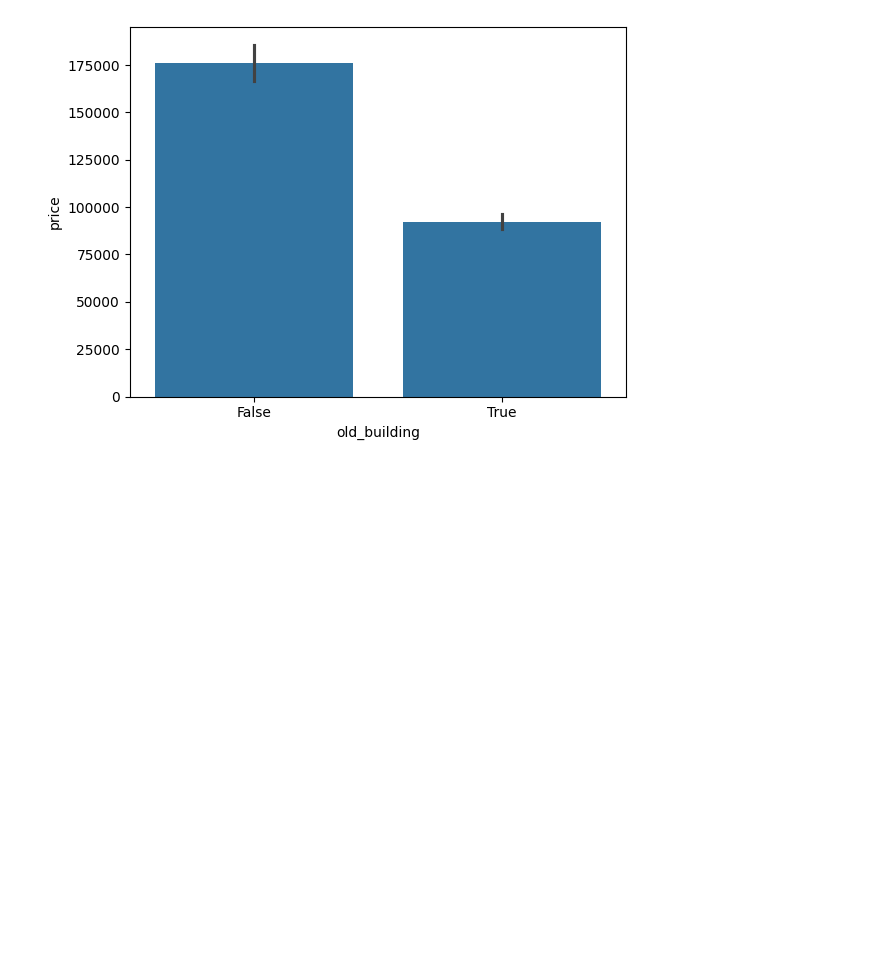
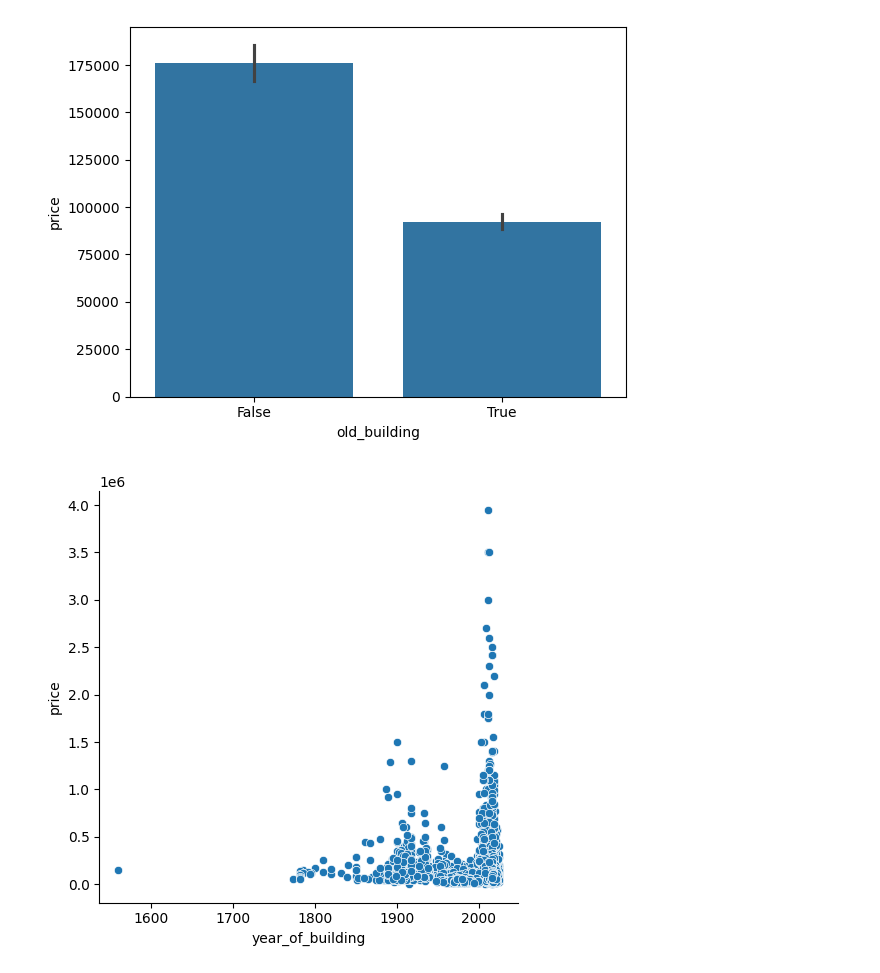
Before and after one commit to YESosnovska/apartaments-prices-analysis, a Jupyter notebook: plotting.ipynb, the cells around one changed output. Saved outputs shown, nothing was run; the diff lists cells and outputs as text; code cells hidden in the pictures; blank space fills up the shorter version.

Commit message:
add price vs year_of_building plot

```diff
--- a/plotting.ipynb
+++ b/plotting.ipynb
@@ -14,3 +14,8 @@ sns.barplot(data=flats, x="old_building", y="price")
 plt.show()
 # %% [output]
 [figure]
+# %%
+sns.relplot(data=flats, x="year_of_building", y="price")
+plt.show()
+# %% [output]
+[figure, added]
```
Also changed, not shown: parts of 1 cell of this notebook.
